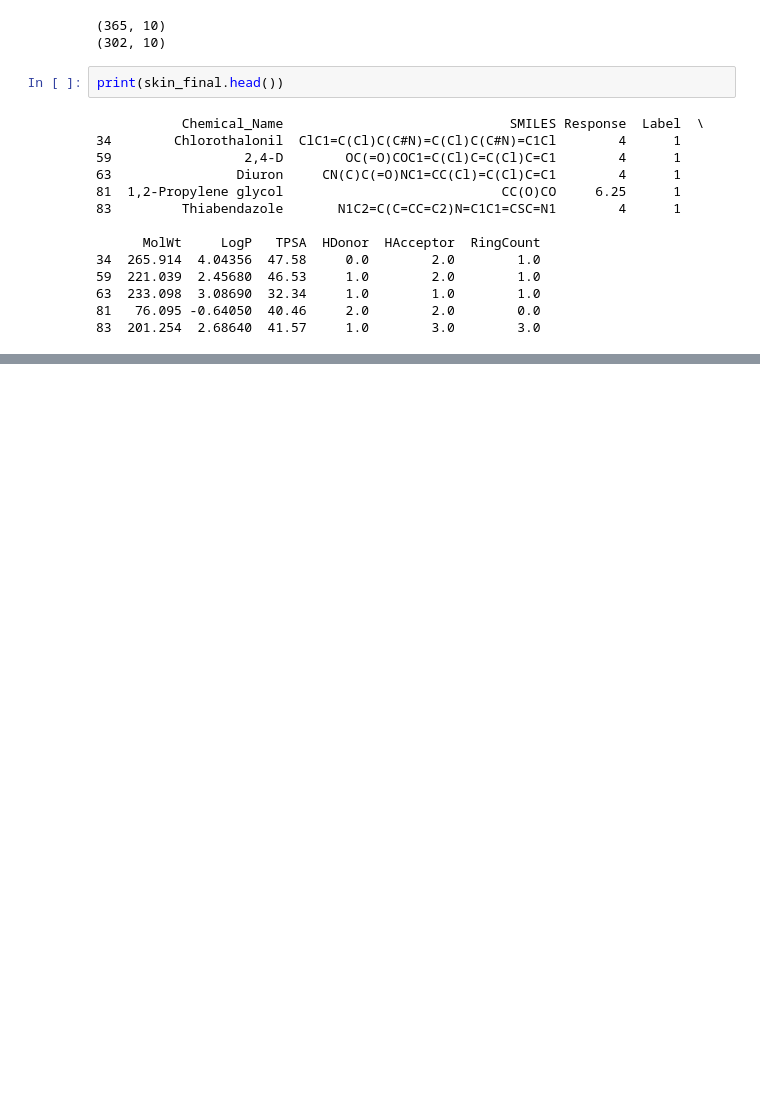
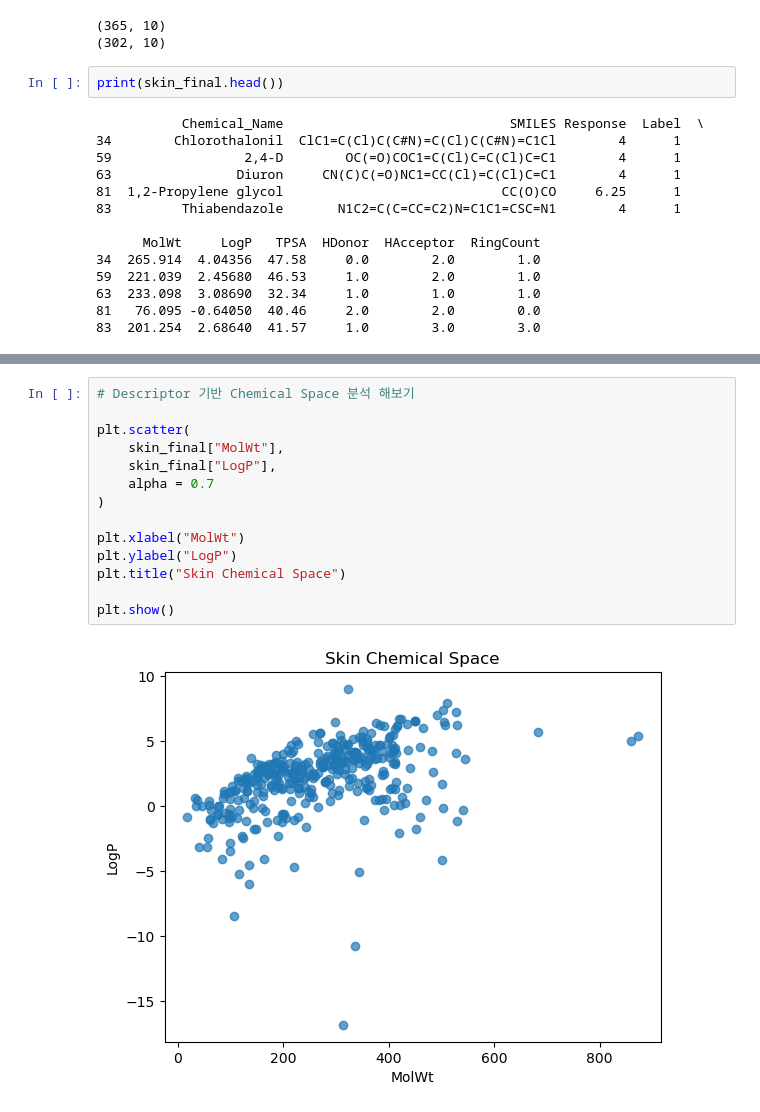
Before and after one commit to Hyeji-Shin-lab/2026-AI-ML, a Jupyter notebook: 기말고사_template1_data_pipeline (1).ipynb, the cells around one changed output, grey strips where cells are left out. Drawn from its saved outputs; the diff is of its cells as text; blank space fills up the shorter version.

```diff
--- a/기말고사_template1_data_pipeline (1).ipynb
+++ b/기말고사_template1_data_pipeline (1).ipynb
@@ -293,3 +332,19 @@ plt.ylabel("Frequency")
 plt.show()
 # %% [output]
 [figure]
+# %%
+# Descriptor 기반 Chemical Space 분석 해보기
+
+plt.scatter(
+    skin_final["MolWt"],
+    skin_final["LogP"],
+    alpha = 0.7
+)
+
+plt.xlabel("MolWt")
+plt.ylabel("LogP")
+plt.title("Skin Chemical Space")
+
+plt.show()
+# %% [output]
+[figure, added]
```
Also changed, not shown: parts of 23 cells of this notebook.
